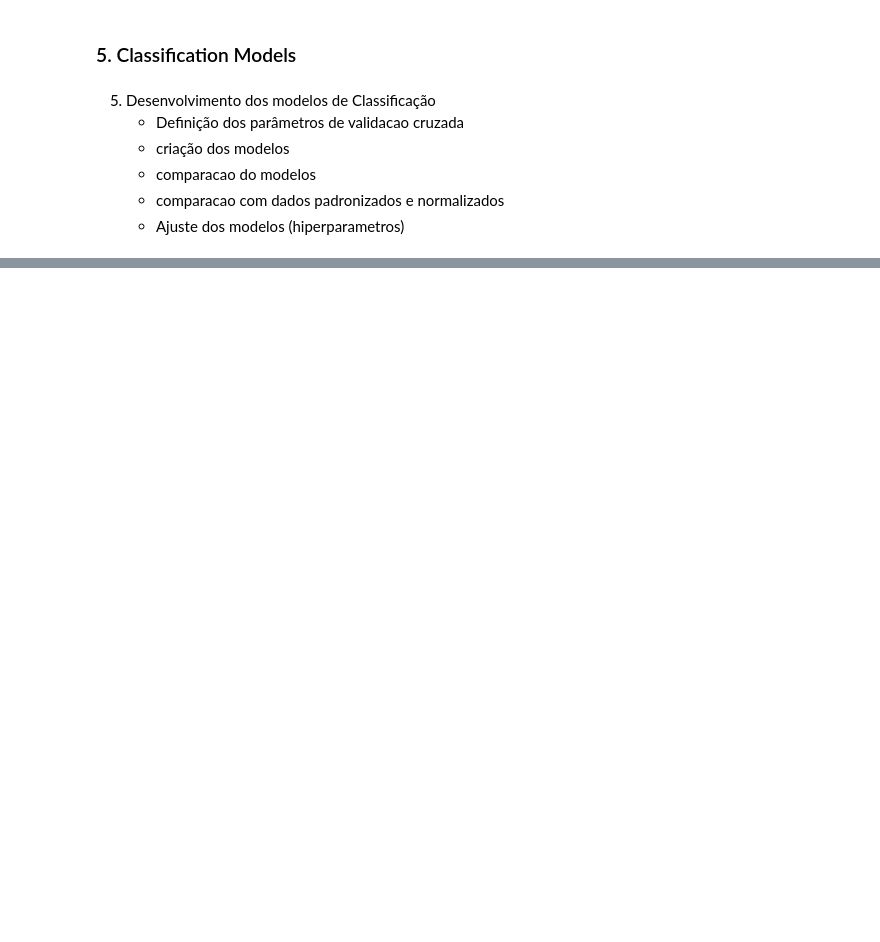
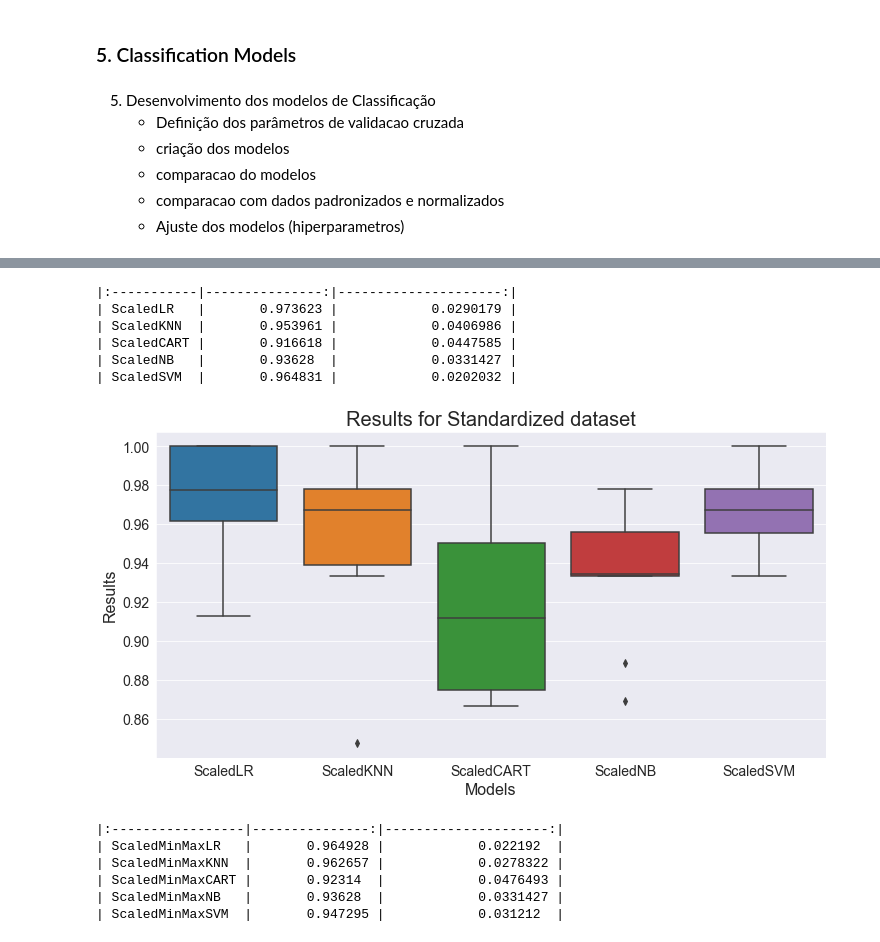
Before and after one commit to GiovannaBezerra/breast_cancer_detection, a Jupyter notebook: Breast_Cancer_Detection.ipynb, the cells around one changed output, grey strips where cells are left out. Drawn from its saved outputs; the diff is of its cells as text; code cells hidden in the pictures; blank space fills up the shorter version.

```diff
--- a/Breast_Cancer_Detection.ipynb
+++ b/Breast_Cancer_Detection.ipynb
@@ -312,34 +307,72 @@ plt.show()
 # %%
-# Padronização do dataset
+# Models building and evaluation for dataset Standardized:
 pipelines = []
 pipelines.append(('ScaledLR', Pipeline([('Scaler', StandardScaler()),('LR', LogisticRegression(solver='liblinear'))])))
 pipelines.append(('ScaledKNN', Pipeline([('Scaler', StandardScaler()),('KNN', KNeighborsClassifier())])))
 pipelines.append(('ScaledCART', Pipeline([('Scaler', StandardScaler()),('CART', DecisionTreeClassifier())])))
 pipelines.append(('ScaledNB', Pipeline([('Scaler', StandardScaler()),('NB', GaussianNB())])))
 pipelines.append(('ScaledSVM', Pipeline([('Scaler', StandardScaler()),('SVM', SVC(gamma='auto'))])))
-results = []
-names = []
+results_std = []
+names_std = []
+results_mean_std = []
+standard_deviation_std = []
 for name, model in pipelines:
   kfold = KFold(n_splits=num_folds)
   cv_results = cross_val_score(model, X_train, Y_train, cv=kfold, scoring=scoring)
-  results.append(cv_results)
-  names.append(name)
-  msg = "%s: %f (%f)" % (name, cv_results.mean(), cv_results.std())
-  print(msg)
+  results_std.append(cv_results)
+  names_std.append(name)
+  results_mean_std.append(cv_results.mean())
+  standard_deviation_std.append(cv_results.std())
+
+df_evaluation_std = pd.DataFrame(list(zip(results_mean_std, standard_deviation_std)), columns=['Results Mean', 'Standard Deviation'], index=names_std)
+print(df_evaluation_std.to_markdown())
+# %% [output]
+|:-----------|---------------:|---------------------:|
+| ScaledLR   |       0.973623 |            0.0290179 |
+| ScaledKNN  |       0.953961 |            0.0406986 |
+| ScaledCART |       0.916618 |            0.0447585 |
+| ScaledNB   |       0.93628  |            0.0331427 |
+| ScaledSVM  |       0.964831 |            0.0202032 |
+# %%
+# Boxplot chart to compare model results for Standardized dataset:
+df_results_std = pd.DataFrame(results_std).transpose()
+df_results_std.columns = names_std
+
+fig, ax = plt.subplots(figsize=(12, 6))
+
+sns.boxplot(data=df_results_std)
+plt.xlabel('Models', fontsize=16)
+plt.ylabel('Results', fontsize=16)
+plt.title('Results for Standardized dataset', fontsize=20)
+plt.tick_params(axis='both', which='major', labelsize=14);
+# %% [output]
+[figure, added]
 # %%
-# Normalização do dataset
+# Models building and evaluation for Normalised dataset:
 pipelines = []
 pipelines.append(('ScaledMinMaxLR', Pipeline([('Scaler', MinMaxScaler()),('LR', LogisticRegression(solver='liblinear'))])))
 pipelines.append(('ScaledMinMaxKNN', Pipeline([('Scaler', MinMaxScaler()),('KNN', KNeighborsClassifier())])))
 pipelines.append(('ScaledMinMaxCART', Pipeline([('Scaler', MinMaxScaler()),('CART', DecisionTreeClassifier())])))
 pipelines.append(('ScaledMinMaxNB', Pipeline([('Scaler', MinMaxScaler()),('NB', GaussianNB())])))
 pipelines.append(('ScaledMinMaxSVM', Pipeline([('Scaler', MinMaxScaler()),('SVM', SVC(gamma='auto'))])))
-results = []
-names = []
+results_norm = []
+names_norm = []
+results_mean_norm = []
+standard_deviation_norm = []
 for name, model in pipelines:
   kfold = KFold(n_splits=num_folds)
   cv_results = cross_val_score(model, X_train, Y_train, cv=kfold, scoring=scoring)
-  results.append(cv_results)
-  names.append(name)
-  msg = "%s: %f (%f)" % (name, cv_results.mean(), cv_results.std())
-  print(msg)
+  results_norm.append(cv_results)
+  names_norm.append(name)
+  results_mean_norm.append(cv_results.mean())
+  standard_deviation_norm.append(cv_results.std())
+
+df_evaluation_norm = pd.DataFrame(list(zip(results_mean_norm, standard_deviation_norm)), columns=['Results Mean', 'Standard Deviation'], index=names_norm)
+print(df_evaluation_norm.to_markdown())
+# %% [output]
+|:-----------------|---------------:|---------------------:|
+| ScaledMinMaxLR   |       0.964928 |            0.022192  |
+| ScaledMinMaxKNN  |       0.962657 |            0.0278322 |
+| ScaledMinMaxCART |       0.92314  |            0.0476493 |
+| ScaledMinMaxNB   |       0.93628  |            0.0331427 |
+| ScaledMinMaxSVM  |       0.947295 |            0.031212  |
```
Also changed, not shown: parts of 22 cells of this notebook.
